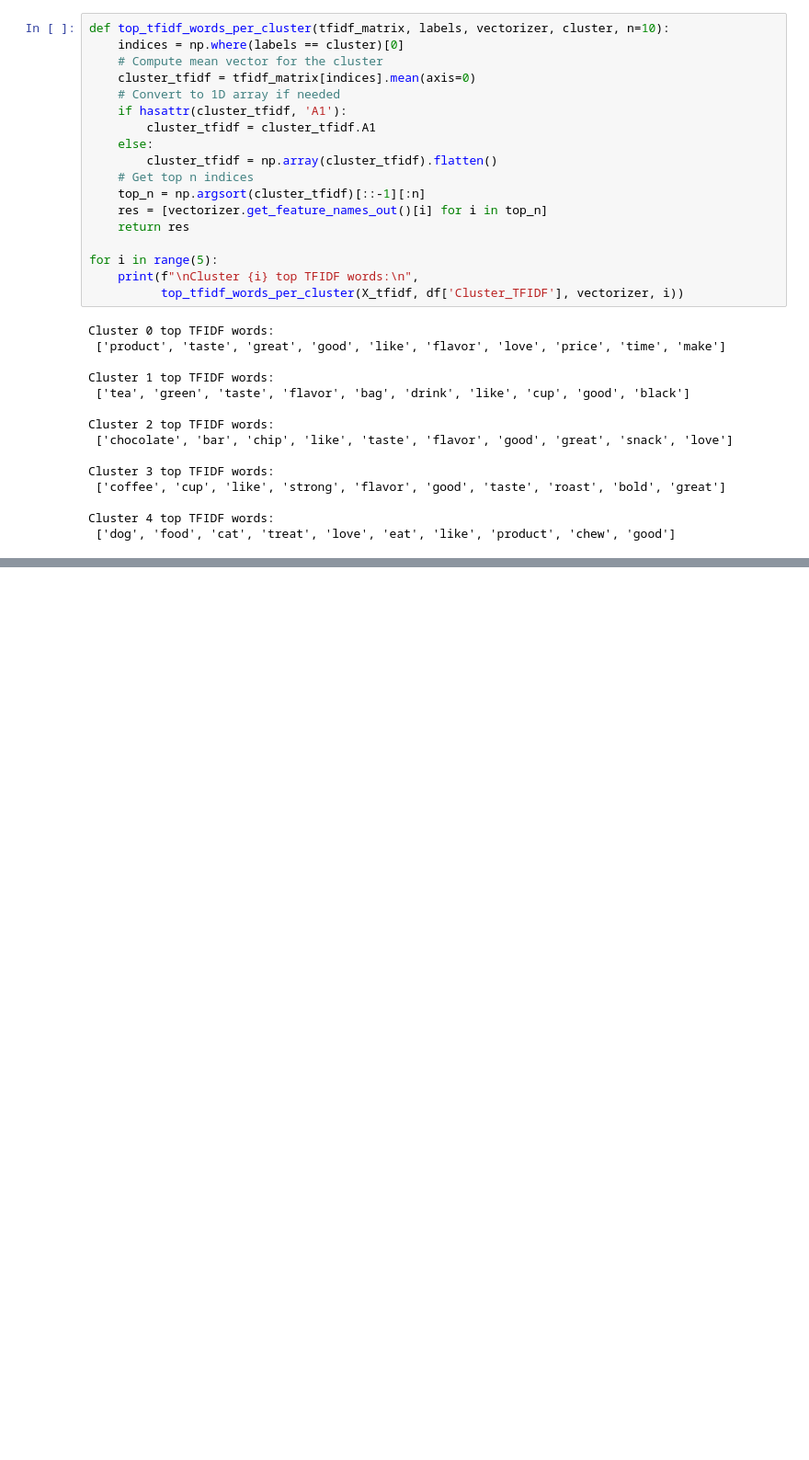
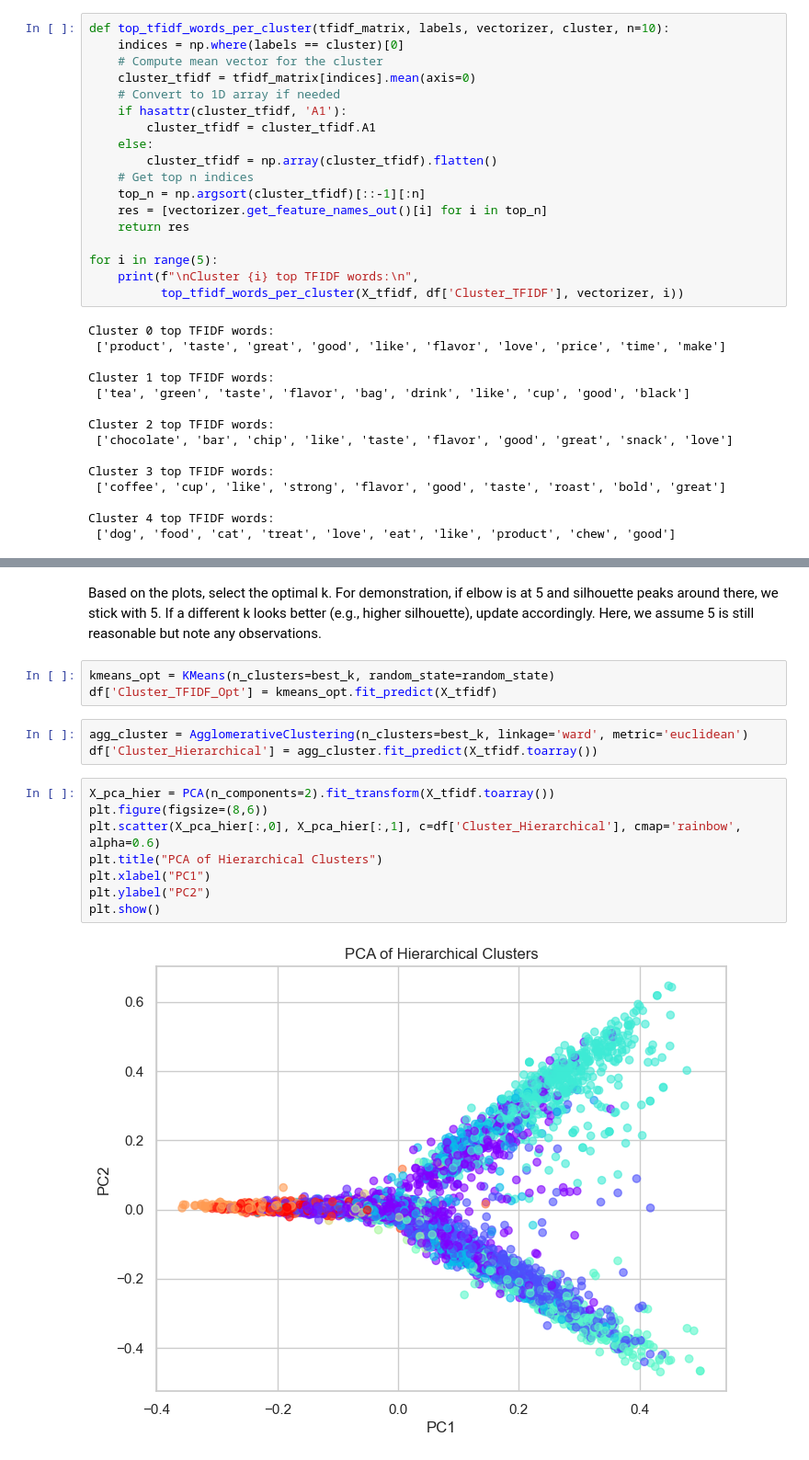
Before and after one commit to devmarkpro/amazon-fine-food-reviews-nlp-clustering, a Jupyter notebook: main.ipynb, the cells around one changed output, grey strips where cells are left out. Shown at 92% size. Saved outputs shown, nothing was run; the diff lists cells and outputs as text; blank space fills up the shorter version.

```diff
--- a/main.ipynb
+++ b/main.ipynb
@@ -509,0 +586,19 @@ Cluster 4 top TFIDF words:
+# %% [markdown]
+Based on the plots, select the optimal k. For demonstration, if elbow is at 5 and silhouette peaks around there, we stick with 5.
+If a different k looks better (e.g., higher silhouette), update accordingly. Here, we assume 5 is still reasonable but note any observations.
+# %%
+kmeans_opt = KMeans(n_clusters=best_k, random_state=random_state)
+df['Cluster_TFIDF_Opt'] = kmeans_opt.fit_predict(X_tfidf)
+# %%
+agg_cluster = AgglomerativeClustering(n_clusters=best_k, linkage='ward', metric='euclidean')
+df['Cluster_Hierarchical'] = agg_cluster.fit_predict(X_tfidf.toarray())
+# %%
+X_pca_hier = PCA(n_components=2).fit_transform(X_tfidf.toarray())
+plt.figure(figsize=(8,6))
+plt.scatter(X_pca_hier[:,0], X_pca_hier[:,1], c=df['Cluster_Hierarchical'], cmap='rainbow', alpha=0.6)
+plt.title("PCA of Hierarchical Clusters")
+plt.xlabel("PC1")
+plt.ylabel("PC2")
+plt.show()
+# %% [output]
+[figure, added]
```
Also changed, not shown: parts of 16 cells of this notebook.
